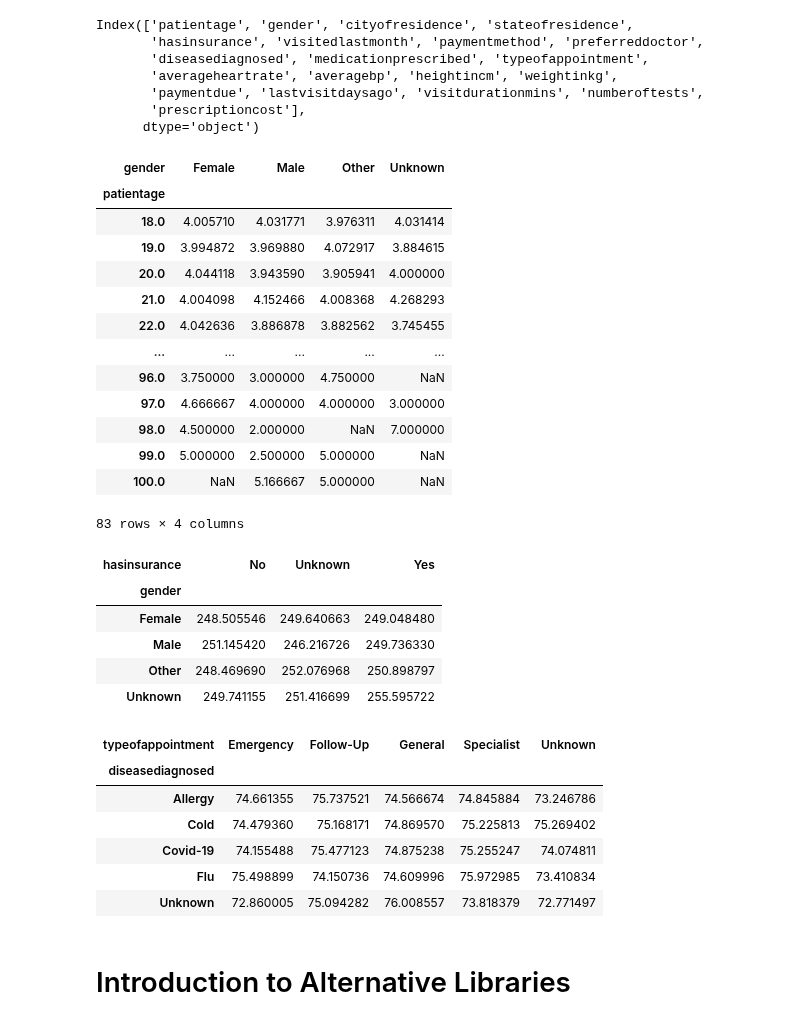
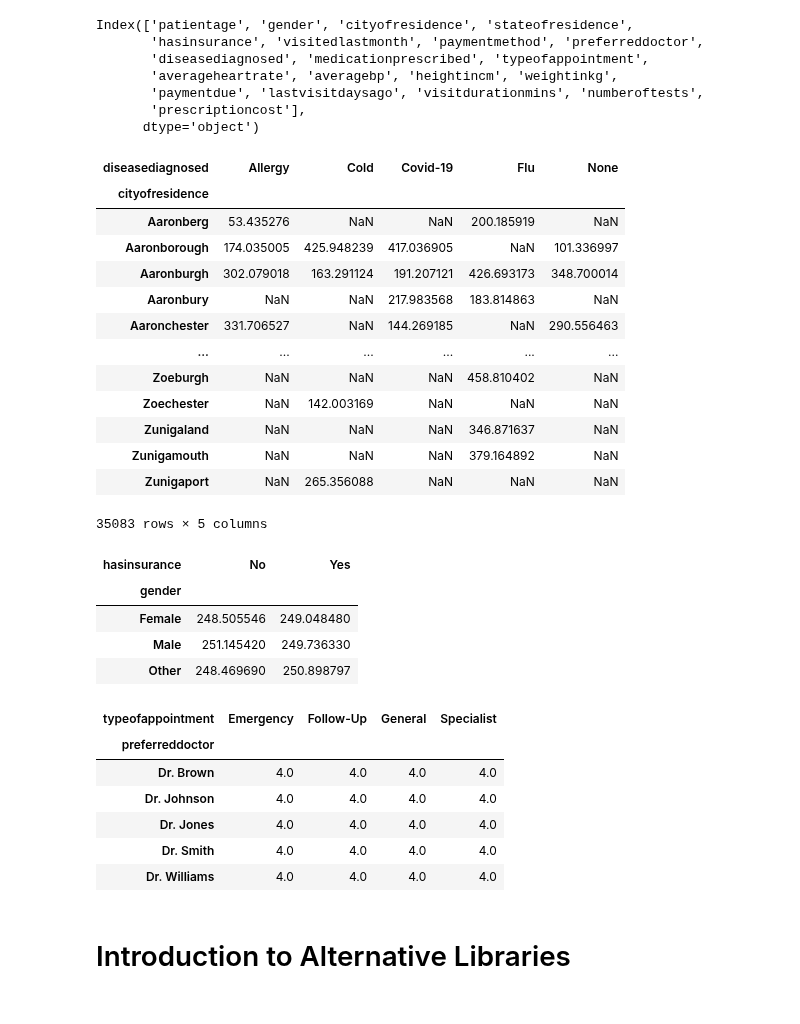
Before and after one commit to Alyssasorensen/datasci_2_manipulation, a Jupyter notebook: datasci_2_manipulation.ipynb, the cells around one changed output. Cells and saved outputs as stored; diff of their text form; code cells hidden in the pictures.

```diff
--- a/datasci_2_manipulation.ipynb
+++ b/datasci_2_manipulation.ipynb
@@ -51,0 +33,3 @@ dtype: object
+# %%
+healthcare_data_cleaning.replace('missing', pd.np.nan, inplace=True)
+healthcare_data_cleaning
@@ -74,7 +72,7 @@ healthcare_data_cleaning
 import re  # Import the 're' module
 
 # Function to remove white space and special characters from a value
-def clean_column_names(df):
+def clean_column_names(healthcare_data_cleaning):
     # Define a helper function to clean column names
     def clean_name(name):
         cleaned_name = re.sub(r'[^a-zA-Z0-9]', '', name)
@@ -87,9 +85,9 @@ def clean_column_names(df):
     return healthcare_data_cleaning
 
 # Apply the clean_column_names function to all columns
-data_types = clean_column_names(data_types)
+healthcare_data_cleaning = clean_column_names(healthcare_data_cleaning)
 
-print(data_types)
+print(healthcare_data_cleaning)
 # %% [output]
        patientage  gender    cityofresidence stateofresidence hasinsurance  \
 0              45   Other         West Brian         Kentucky          Yes
@@ -487,3 +461,5 @@ healthcare_data_cleaning
+# %%
+healthcare_data_cleaning['paymentdue'] = pd.to_numeric(healthcare_data_cleaning['paymentdue'], errors='coerce')
 # %%
 healthcare_data_cleaning['diseasediagnosed'].value_counts()
 # %% [output]
@@ -551,44 +516,43 @@ Index(['patientage', 'gender', 'cityofresidence', 'stateofresidence',
        'prescriptioncost'],
       dtype='object')
 # %%
-pivot_table = healthcare_data_cleaning.pivot_table(index='patientage', columns='gender', values='numberoftests', aggfunc='mean')
-pivot_table
+pivot_data1 = healthcare_data_cleaning.pivot_table(index='cityofresidence', columns='diseasediagnosed', values='paymentdue', aggfunc='mean')
+pivot_data1
 # %% [output]
-| gender | Female | Male | Other | Unknown |
-| patientage |  |  |  |  |
-| 18.0 | 4.005710 | 4.031771 | 3.976311 | 4.031414 |
-| 19.0 | 3.994872 | 3.969880 | 4.072917 | 3.884615 |
-| 20.0 | 4.044118 | 3.943590 | 3.905941 | 4.000000 |
-| 21.0 | 4.004098 | 4.152466 | 4.008368 | 4.268293 |
-| 22.0 | 4.042636 | 3.886878 | 3.882562 | 3.745455 |
-| ... | ... | ... | ... | ... |
-| 96.0 | 3.750000 | 3.000000 | 4.750000 | NaN |
-| 97.0 | 4.666667 | 4.000000 | 4.000000 | 3.000000 |
-| 98.0 | 4.500000 | 2.000000 | NaN | 7.000000 |
-| 99.0 | 5.000000 | 2.500000 | 5.000000 | NaN |
-| 100.0 | NaN | 5.166667 | 5.000000 | NaN |
+| diseasediagnosed | Allergy | Cold | Covid-19 | Flu | None |
+| cityofresidence |  |  |  |  |  |
+| Aaronberg | 53.435276 | NaN | NaN | 200.185919 | NaN |
+| Aaronborough | 174.035005 | 425.948239 | 417.036905 | NaN | 101.336997 |
+| Aaronburgh | 302.079018 | 163.291124 | 191.207121 | 426.693173 | 348.700014 |
+| Aaronbury | NaN | NaN | 217.983568 | 183.814863 | NaN |
+| Aaronchester | 331.706527 | NaN | 144.269185 | NaN | 290.556463 |
+| ... | ... | ... | ... | ... | ... |
+| Zoeburgh | NaN | NaN | NaN | 458.810402 | NaN |
+| Zoechester | NaN | 142.003169 | NaN | NaN | NaN |
+| Zunigaland | NaN | NaN | NaN | 346.871637 | NaN |
+| Zunigamouth | NaN | NaN | NaN | 379.164892 | NaN |
+| Zunigaport | NaN | 265.356088 | NaN | NaN | NaN |
-83 rows × 4 columns
+35083 rows × 5 columns
 # %%
 pivot_table = healthcare_data_cleaning.pivot_table(index='gender', columns='hasinsurance', values='paymentdue', aggfunc='mean')
 pivot_table
 # %% [output]
-| hasinsurance | No | Unknown | Yes |
-| gender |  |  |  |
-| Female | 248.505546 | 249.640663 | 249.048480 |
-| Male | 251.145420 | 246.216726 | 249.736330 |
-| Other | 248.469690 | 252.076968 | 250.898797 |
-| Unknown | 249.741155 | 251.416699 | 255.595722 |
+| hasinsurance | No | Yes |
+| gender |  |  |
+| Female | 248.505546 | 249.048480 |
+| Male | 251.145420 | 249.736330 |
+| Other | 248.469690 | 250.898797 |
 # %%
-pivot_table = healthcare_data_cleaning.pivot_table(index='diseasediagnosed', columns='typeofappointment', values='prescriptioncost', aggfunc='mean')
-pivot_table
+pivot_data3 = healthcare_data_cleaning.pivot_table(index='preferreddoctor', columns='typeofappointment', values='numberoftests', aggfunc='median')
+pivot_data3
 # %% [output]
-| typeofappointment | Emergency | Follow-Up | General | Specialist | Unknown |
-| diseasediagnosed |  |  |  |  |  |
-| Allergy | 74.661355 | 75.737521 | 74.566674 | 74.845884 | 73.246786 |
-| Cold | 74.479360 | 75.168171 | 74.869570 | 75.225813 | 75.269402 |
-| Covid-19 | 74.155488 | 75.477123 | 74.875238 | 75.255247 | 74.074811 |
-| Flu | 75.498899 | 74.150736 | 74.609996 | 75.972985 | 73.410834 |
-| Unknown | 72.860005 | 75.094282 | 76.008557 | 73.818379 | 72.771497 |
+| typeofappointment | Emergency | Follow-Up | General | Specialist |
+| preferreddoctor |  |  |  |  |
+| Dr. Brown | 4.0 | 4.0 | 4.0 | 4.0 |
+| Dr. Johnson | 4.0 | 4.0 | 4.0 | 4.0 |
+| Dr. Jones | 4.0 | 4.0 | 4.0 | 4.0 |
+| Dr. Smith | 4.0 | 4.0 | 4.0 | 4.0 |
+| Dr. Williams | 4.0 | 4.0 | 4.0 | 4.0 |
 # %% [markdown]
 # Introduction to Alternative Libraries
 # %% [markdown]
```
Also changed, not shown: parts of 81 cells of this notebook.
